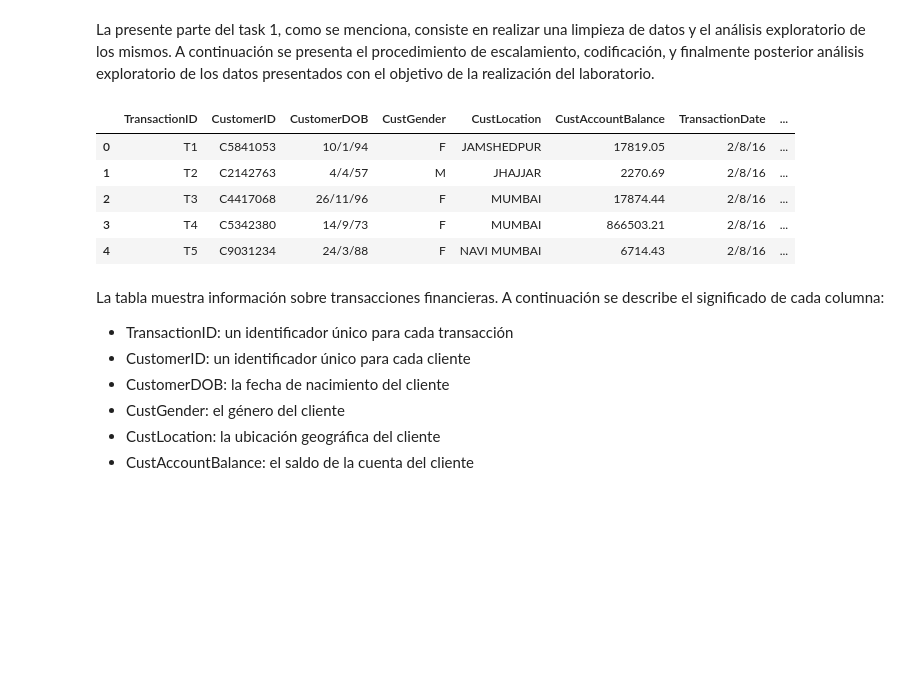
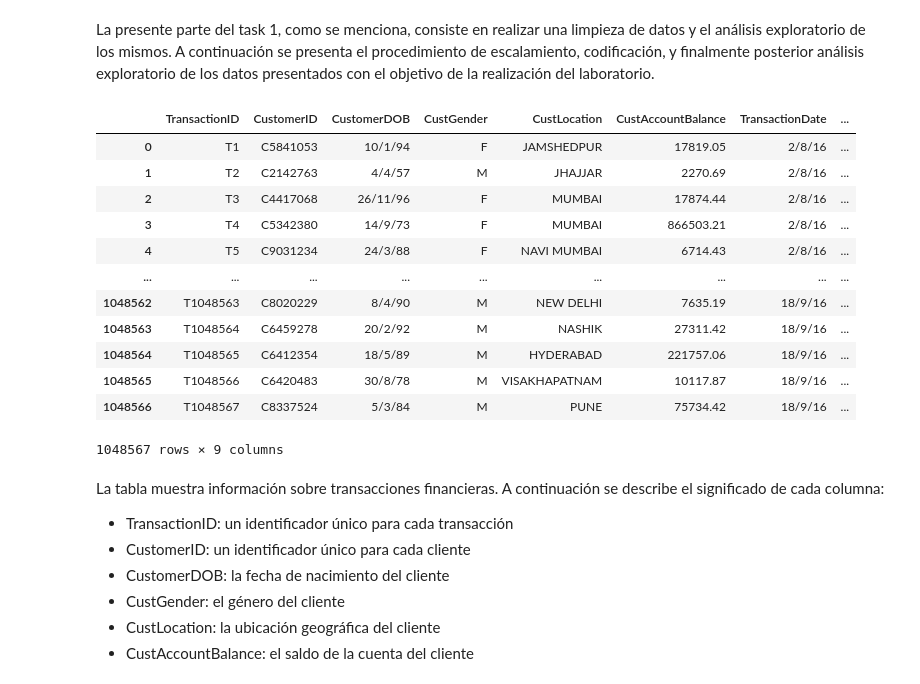
Before and after one commit to unclepete-20/lab7-k-means, a Jupyter notebook: src/k_means.ipynb, the cells around one changed output. Saved outputs shown, nothing was run; the diff lists cells and outputs as text; code cells hidden in the pictures; blank space fills up the shorter version.

```diff
--- a/src/k_means.ipynb
+++ b/src/k_means.ipynb
@@ -33,14 +34,21 @@ import seaborn as sns
 # %%
 # Se carga el dataset para comenzar a realizar limpieza y exploración.
 data = pd.read_csv("./data/bank_transactions.csv")
-data.head()
+data
 # %% [output]
 |  | TransactionID | CustomerID | CustomerDOB | CustGender | CustLocation | CustAccountBalance | TransactionDate | ... |
 | 0 | T1 | C5841053 | 10/1/94 | F | JAMSHEDPUR | 17819.05 | 2/8/16 | ... |
 | 1 | T2 | C2142763 | 4/4/57 | M | JHAJJAR | 2270.69 | 2/8/16 | ... |
 | 2 | T3 | C4417068 | 26/11/96 | F | MUMBAI | 17874.44 | 2/8/16 | ... |
 | 3 | T4 | C5342380 | 14/9/73 | F | MUMBAI | 866503.21 | 2/8/16 | ... |
 | 4 | T5 | C9031234 | 24/3/88 | F | NAVI MUMBAI | 6714.43 | 2/8/16 | ... |
+| ... | ... | ... | ... | ... | ... | ... | ... | ... |
+| 1048562 | T1048563 | C8020229 | 8/4/90 | M | NEW DELHI | 7635.19 | 18/9/16 | ... |
+| 1048563 | T1048564 | C6459278 | 20/2/92 | M | NASHIK | 27311.42 | 18/9/16 | ... |
+| 1048564 | T1048565 | C6412354 | 18/5/89 | M | HYDERABAD | 221757.06 | 18/9/16 | ... |
+| 1048565 | T1048566 | C6420483 | 30/8/78 | M | VISAKHAPATNAM | 10117.87 | 18/9/16 | ... |
+| 1048566 | T1048567 | C8337524 | 5/3/84 | M | PUNE | 75734.42 | 18/9/16 | ... |
+1048567 rows × 9 columns
 # %% [markdown]
 La tabla muestra información sobre transacciones financieras. A continuación se describe el significado de cada columna:
 
```
Also changed, not shown: parts of 16 cells of this notebook.
